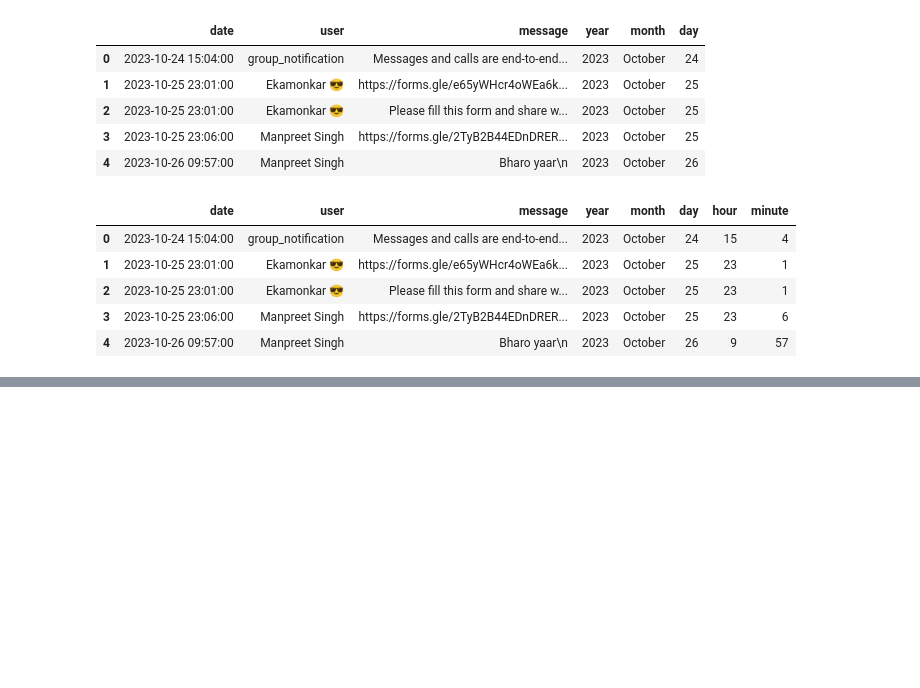
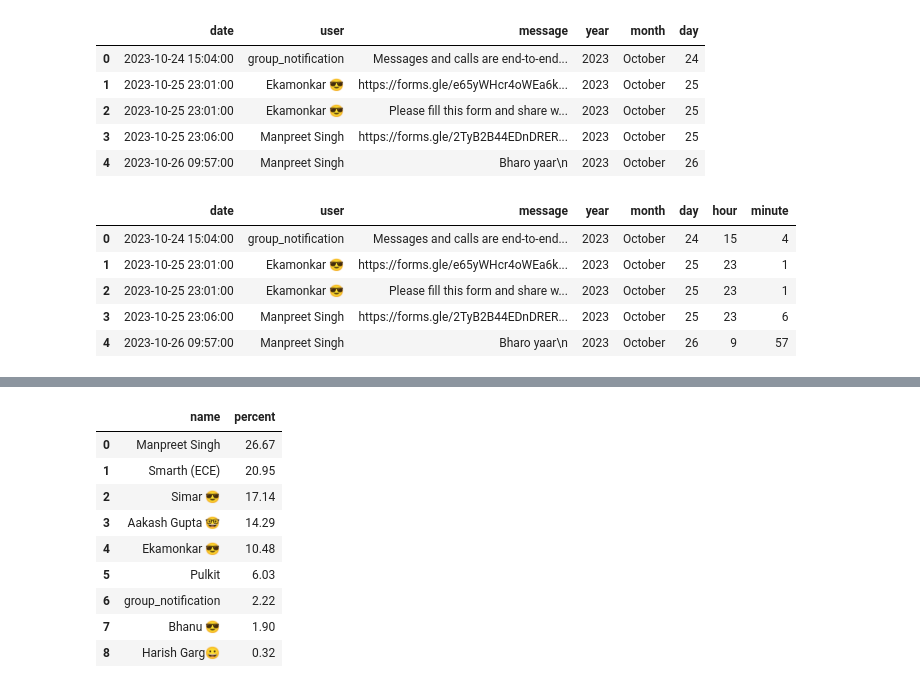
Before and after one commit to Tracer786/WhatsApp-Chat-Analyzer, a Jupyter notebook: WhatsApp Chat Analysis.ipynb, the cells around one changed output, grey strips where cells are left out. Drawn from its saved outputs; the diff is of its cells as text; code cells hidden in the pictures; blank space fills up the shorter version.

Commit message:
Percentage Messages (Pycharm)
Will calculate the percentage of messages by each user and display it in ascending order

```diff
--- a/WhatsApp Chat Analysis.ipynb
+++ b/WhatsApp Chat Analysis.ipynb
@@ -367,0 +368,14 @@ plt.show()
+# %%
+#percentage of messages by a user
+round((df['user'].value_counts()/df.shape[0])*100,2).reset_index().rename(columns={'index':'name','user':'percent'})
+# %% [output]
+|  | name | percent |
+| 0 | Manpreet Singh | 26.67 |
+| 1 | Smarth (ECE) | 20.95 |
+| 2 | Simar 😎 | 17.14 |
+| 3 | Aakash Gupta 🤓 | 14.29 |
+| 4 | Ekamonkar 😎 | 10.48 |
+| 5 | Pulkit | 6.03 |
+| 6 | group_notification | 2.22 |
+| 7 | Bhanu 😎 | 1.90 |
+| 8 | Harish Garg😀 | 0.32 |
```
Also changed, not shown: parts of 32 cells of this notebook, 2 other files.
